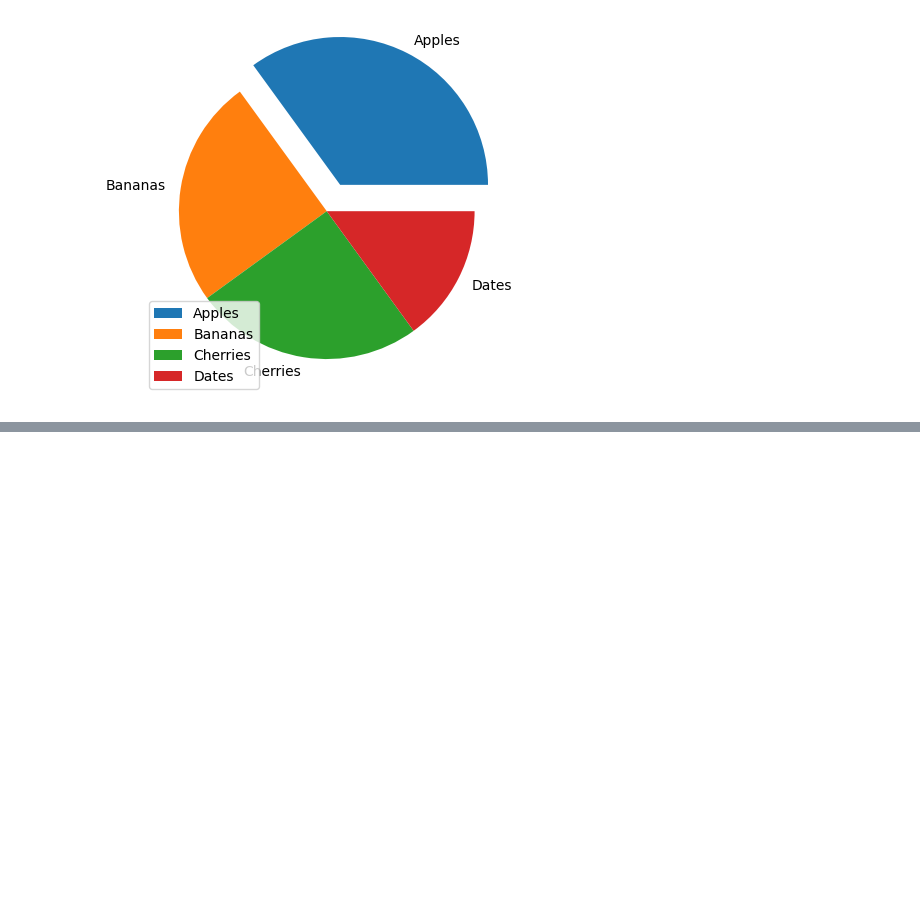
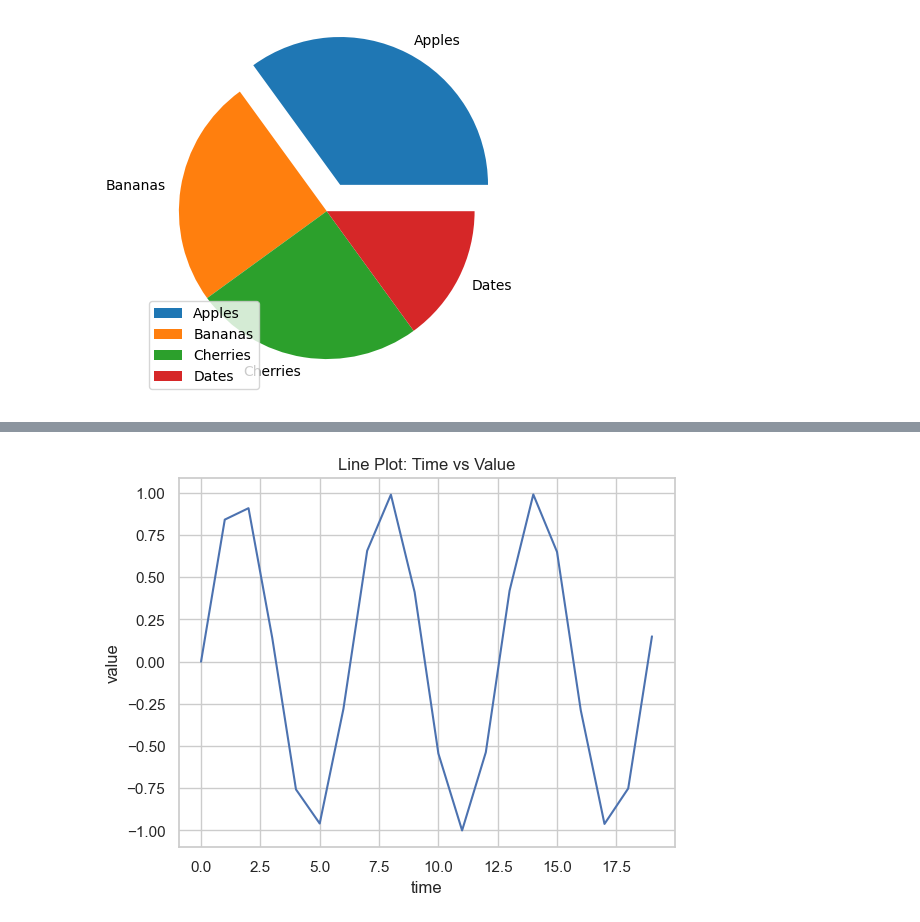
Before and after one commit to ankushpgowda06/AI-and-Data-Science-Bootcamp, a Jupyter notebook: matplotlib and seaborn.ipynb, the cells around one changed output, grey strips where cells are left out. Cells and saved outputs as stored; diff of their text form; code cells hidden in the pictures; blank space fills up the shorter version.

```diff
--- a/matplotlib and seaborn.ipynb
+++ b/matplotlib and seaborn.ipynb
@@ -171,0 +203,11 @@ plt.show()
+# %%
+df_line = pd.DataFrame({
+    'time': np.arange(0, 20),
+    'value': np.sin(np.arange(0, 20))
+})
+
+sns.lineplot(x='time', y='value', data=df_line)
+plt.title("Line Plot: Time vs Value")
+plt.show()
+# %% [output]
+[figure, added]
```
Also changed, not shown: parts of 25 cells of this notebook.
